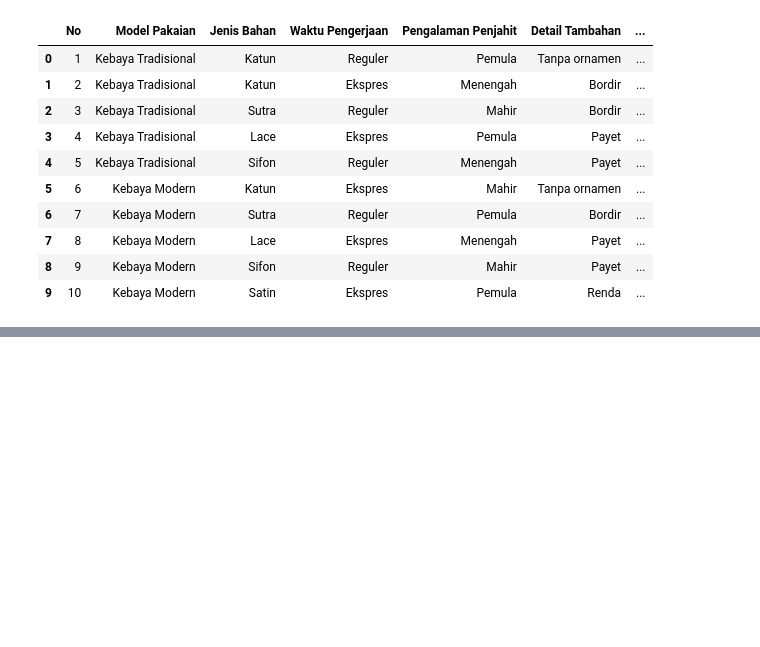
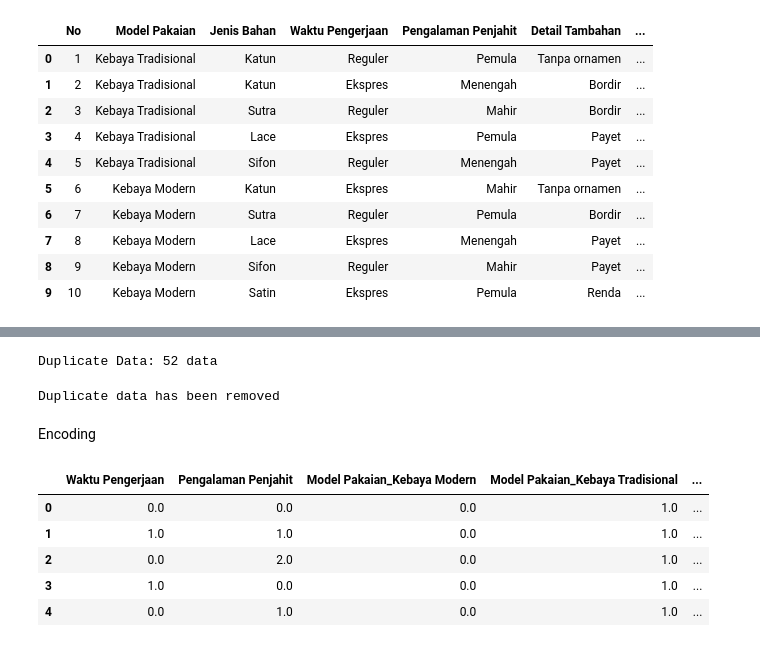
Before and after one commit to adzkykhairany/tailor-price-predictor, a Jupyter notebook: src/model.ipynb, the cells around one changed output, grey strips where cells are left out. Saved outputs shown, nothing was run; the diff lists cells and outputs as text; code cells hidden in the pictures; blank space fills up the shorter version.

```diff
--- a/src/model.ipynb
+++ b/src/model.ipynb
@@ -41,0 +63,13 @@ max    150.000000  1000000.000000
+# %%
+# Check duplicates
+print("Duplicate Data:", df.duplicated().sum(), "data")
+# %% [output]
+Duplicate Data: 52 data
+# %%
+# Remove duplicates
+df = df.drop_duplicates().reset_index(drop=True)
+print("Duplicate data has been removed")
+# %% [output]
+Duplicate data has been removed
+# %% [markdown]
+Encoding
@@ -41,0 +98,14 @@ max    150.000000  1000000.000000
+# %%
+# Construct feature matrix X and target variable y
+X = df.drop(columns=['Harga Jasa'])
+y = df['Harga Jasa']
+
+final_df = pd.concat([X, y], axis=1)
+final_df.head()
+# %% [output]
+|  | Waktu Pengerjaan | Pengalaman Penjahit | Model Pakaian_Kebaya Modern | Model Pakaian_Kebaya Tradisional | ... |
+| 0 | 0.0 | 0.0 | 0.0 | 1.0 | ... |
+| 1 | 1.0 | 1.0 | 0.0 | 1.0 | ... |
+| 2 | 0.0 | 2.0 | 0.0 | 1.0 | ... |
+| 3 | 1.0 | 0.0 | 0.0 | 1.0 | ... |
+| 4 | 0.0 | 1.0 | 0.0 | 1.0 | ... |
```
Also changed, not shown: parts of 11 cells of this notebook, 1 other file.
